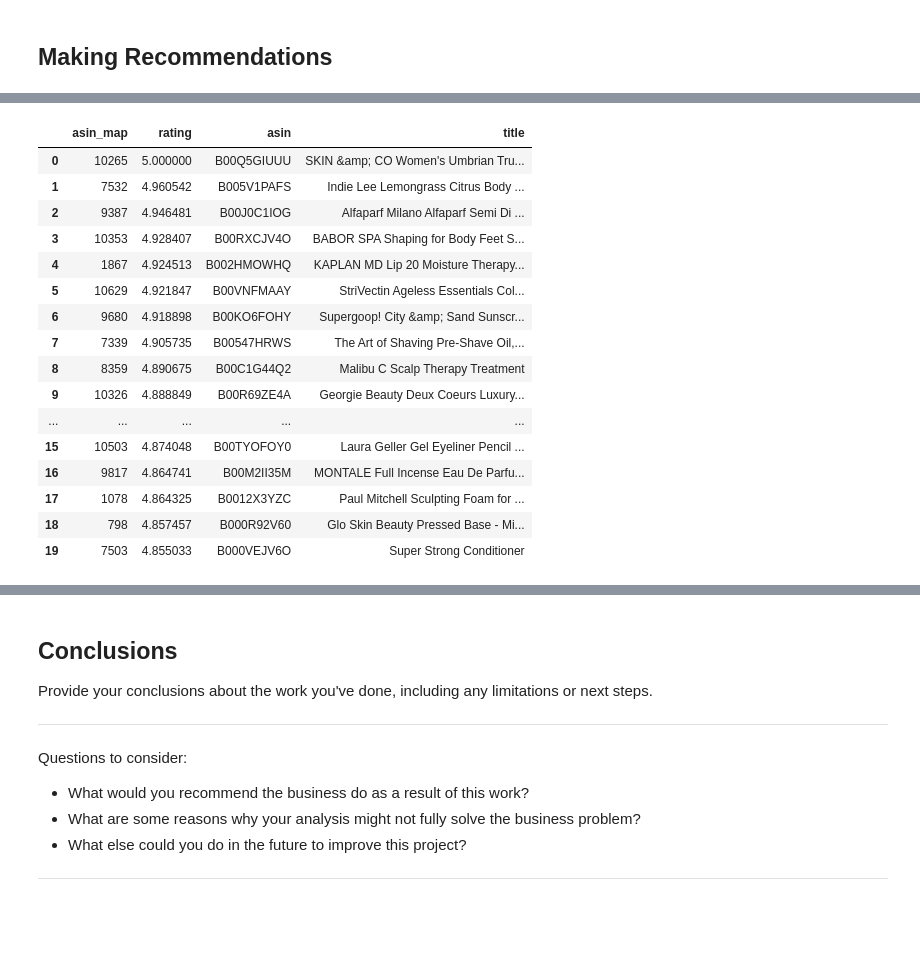
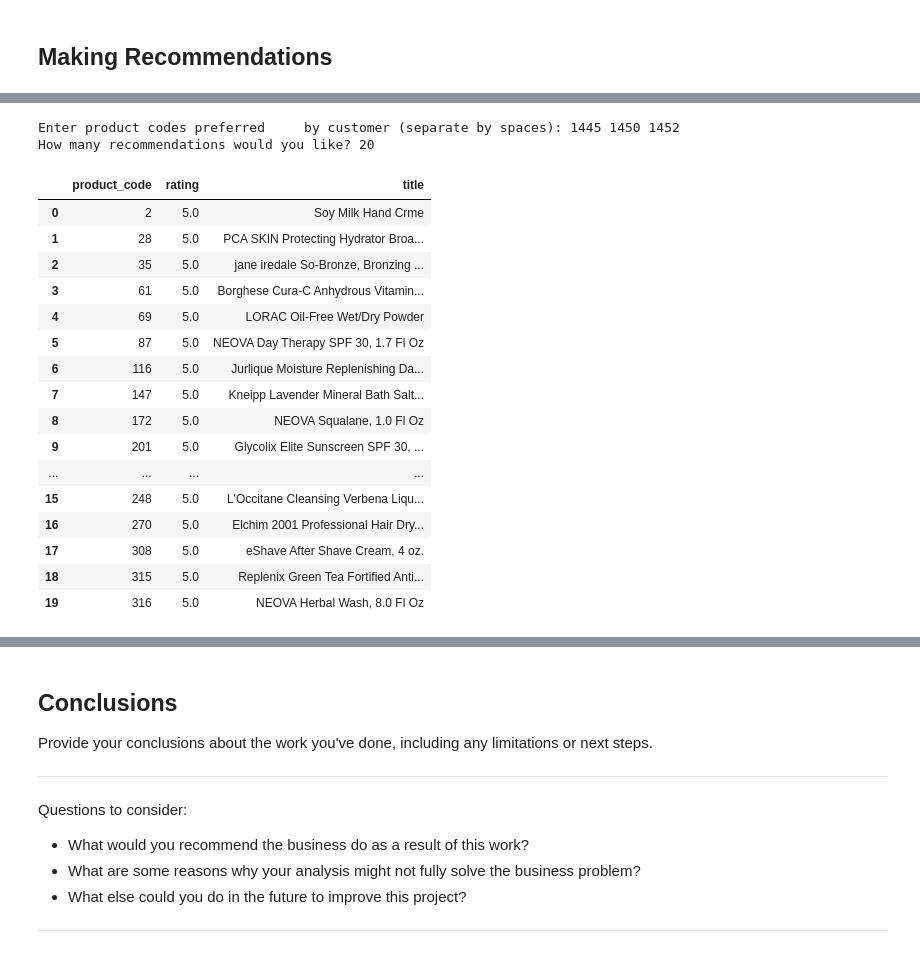
Before and after one commit to ds-leehanjin/amazon-recommender-system, a Jupyter notebook: notebook.ipynb, the cells around one changed output, grey strips where cells are left out. Drawn from its saved outputs; the diff is of its cells as text; code cells hidden in the pictures; blank space fills up the shorter version.

```diff
--- a/notebook.ipynb
+++ b/notebook.ipynb
@@ -853,6 +855,0 @@ svd_.fit(new_data.build_full_trainset())
-# %%
-# make predictions for the user
-# you'll probably want to create a list of tuples in the format (movie_id, predicted_score)
-list_of_products = []
-for asin in df['asin'].unique():
-    list_of_products.append((asin, svd_.predict(416174, asin)[3]))
@@ -902,3 +855,0 @@ ranked_products
-# %%
-ranked_df = pd.DataFrame(ranked_products, columns=['asin_map', 'rating'])
-ranked_df
@@ -936,3 +855,0 @@ asin_df
-# %%
-merged_df = ranked_df.merge(asin_df, how='inner', on='asin_map')
-merged_df
@@ -953,21 +855,0 @@ merged_df
-# %%
-lookup_df = merged_df.merge(meta_df, how='inner', on='asin')
-lookup_df.head(20)
-# %% [output]
-|  | asin_map | rating | asin | title |
-| 0 | 10265 | 5.000000 | B00Q5GIUUU | SKIN &amp; CO Women's Umbrian Tru... |
-| 1 | 7532 | 4.960542 | B005V1PAFS | Indie Lee Lemongrass Citrus Body ... |
-| 2 | 9387 | 4.946481 | B00J0C1IOG | Alfaparf Milano Alfaparf Semi Di ... |
-| 3 | 10353 | 4.928407 | B00RXCJV4O | BABOR SPA Shaping for Body Feet S... |
-| 4 | 1867 | 4.924513 | B002HMOWHQ | KAPLAN MD Lip 20 Moisture Therapy... |
-| 5 | 10629 | 4.921847 | B00VNFMAAY | StriVectin Ageless Essentials Col... |
-| 6 | 9680 | 4.918898 | B00KO6FOHY | Supergoop! City &amp; Sand Sunscr... |
-| 7 | 7339 | 4.905735 | B00547HRWS | The Art of Shaving Pre-Shave Oil,... |
-| 8 | 8359 | 4.890675 | B00C1G44Q2 | Malibu C Scalp Therapy Treatment |
-| 9 | 10326 | 4.888849 | B00R69ZE4A | Georgie Beauty Deux Coeurs Luxury... |
-| ... | ... | ... | ... | ... |
-| 15 | 10503 | 4.874048 | B00TYOFOY0 | Laura Geller Gel Eyeliner Pencil ... |
-| 16 | 9817 | 4.864741 | B00M2II35M | MONTALE Full Incense Eau De Parfu... |
-| 17 | 1078 | 4.864325 | B0012X3YZC | Paul Mitchell Sculpting Foam for ... |
-| 18 | 798 | 4.857457 | B000R92V60 | Glo Skin Beauty Pressed Base - Mi... |
-| 19 | 7503 | 4.855033 | B000VEJV6O | Super Strong Conditioner |
@@ -973,0 +930,22 @@ lookup_df.head(20)
+# %%
+user_ratings()
+# %% [output]
+Enter product codes preferred     by customer (separate by spaces): 1445 1450 1452
+How many recommendations would you like? 20
+|  | product_code | rating | title |
+| 0 | 2 | 5.0 | Soy Milk Hand Crme |
+| 1 | 28 | 5.0 | PCA SKIN Protecting Hydrator Broa... |
+| 2 | 35 | 5.0 | jane iredale So-Bronze, Bronzing ... |
+| 3 | 61 | 5.0 | Borghese Cura-C Anhydrous Vitamin... |
+| 4 | 69 | 5.0 | LORAC Oil-Free Wet/Dry Powder |
+| 5 | 87 | 5.0 | NEOVA Day Therapy SPF 30, 1.7 Fl Oz |
+| 6 | 116 | 5.0 | Jurlique Moisture Replenishing Da... |
+| 7 | 147 | 5.0 | Kneipp Lavender Mineral Bath Salt... |
+| 8 | 172 | 5.0 | NEOVA Squalane, 1.0 Fl Oz |
+| 9 | 201 | 5.0 | Glycolix Elite Sunscreen SPF 30, ... |
+| ... | ... | ... | ... |
+| 15 | 248 | 5.0 | L'Occitane Cleansing Verbena Liqu... |
+| 16 | 270 | 5.0 | Elchim 2001 Professional Hair Dry... |
+| 17 | 308 | 5.0 | eShave After Shave Cream, 4 oz. |
+| 18 | 315 | 5.0 | Replenix Green Tea Fortified Anti... |
+| 19 | 316 | 5.0 | NEOVA Herbal Wash, 8.0 Fl Oz |
```
Also changed, not shown: parts of 179 cells of this notebook.
